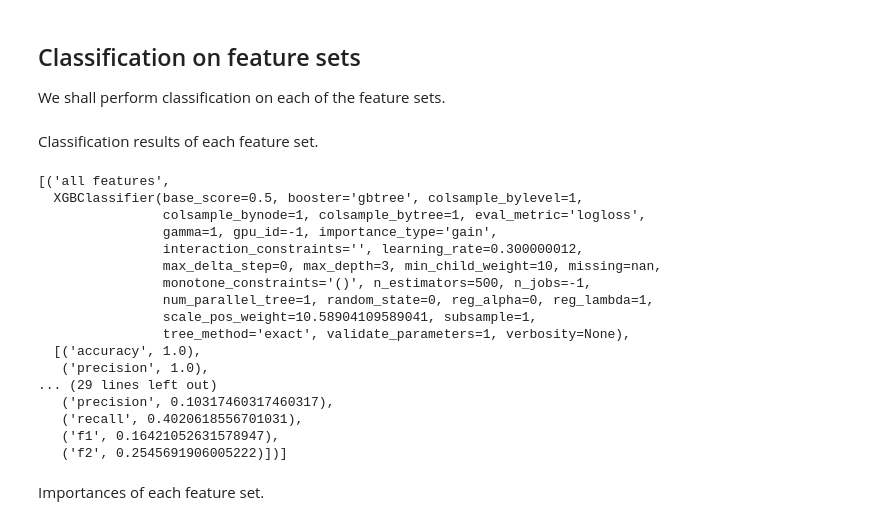
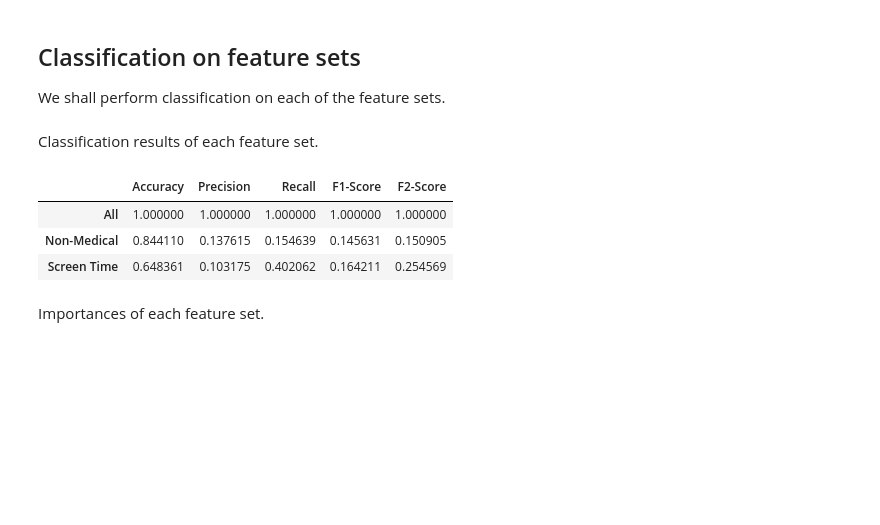
Before and after one commit to kaihulme/alspac-mhst, a Jupyter notebook: notebooks/classification_analysis.ipynb, the cells around one changed output. Cells and saved outputs as stored; diff of their text form; code cells hidden in the pictures; blank space fills up the shorter version.

```diff
--- a/notebooks/classification_analysis.ipynb
+++ b/notebooks/classification_analysis.ipynb
@@ -362,26 +364,15 @@ for (fset, fset_X_train, fset_X_test) in fsets:
     fset_results.append((fset, xgb, results))
 # %% [markdown]
 Classification results of each feature set.
-# %%
-fset_results
-# %% [output]
-[('all features',
-  XGBClassifier(base_score=0.5, booster='gbtree', colsample_bylevel=1,
-                colsample_bynode=1, colsample_bytree=1, eval_metric='logloss',
-                gamma=1, gpu_id=-1, importance_type='gain',
-                interaction_constraints='', learning_rate=0.300000012,
-                max_delta_step=0, max_depth=3, min_child_weight=10, missing=nan,
-                monotone_constraints='()', n_estimators=500, n_jobs=-1,
-                num_parallel_tree=1, random_state=0, reg_alpha=0, reg_lambda=1,
-                scale_pos_weight=10.58904109589041, subsample=1,
-                tree_method='exact', validate_parameters=1, verbosity=None),
-  [('accuracy', 1.0),
-   ('precision', 1.0),
-... (29 lines left out)
-   ('precision', 0.10317460317460317),
-   ('recall', 0.4020618556701031),
-   ('f1', 0.16421052631578947),
-   ('f2', 0.2545691906005222)])]
+# %%
+columns = ["Accuracy", "Precision", "Recall", "F1-Score", "F2-Score"]
+idxs = ["All", "Non-Medical", "Screen Time"]
+pd.DataFrame([[x for x in xs] for xs in np.array(fset_results)[:,2]], columns=columns, index=idxs)
+# %% [output]
+|  | Accuracy | Precision | Recall | F1-Score | F2-Score |
+| All | 1.000000 | 1.000000 | 1.000000 | 1.000000 | 1.000000 |
+| Non-Medical | 0.844110 | 0.137615 | 0.154639 | 0.145631 | 0.150905 |
+| Screen Time | 0.648361 | 0.103175 | 0.402062 | 0.164211 | 0.254569 |
 # %% [markdown]
 Importances of each feature set.
 # %%
```
Also changed, not shown: parts of 8 cells of this notebook.
